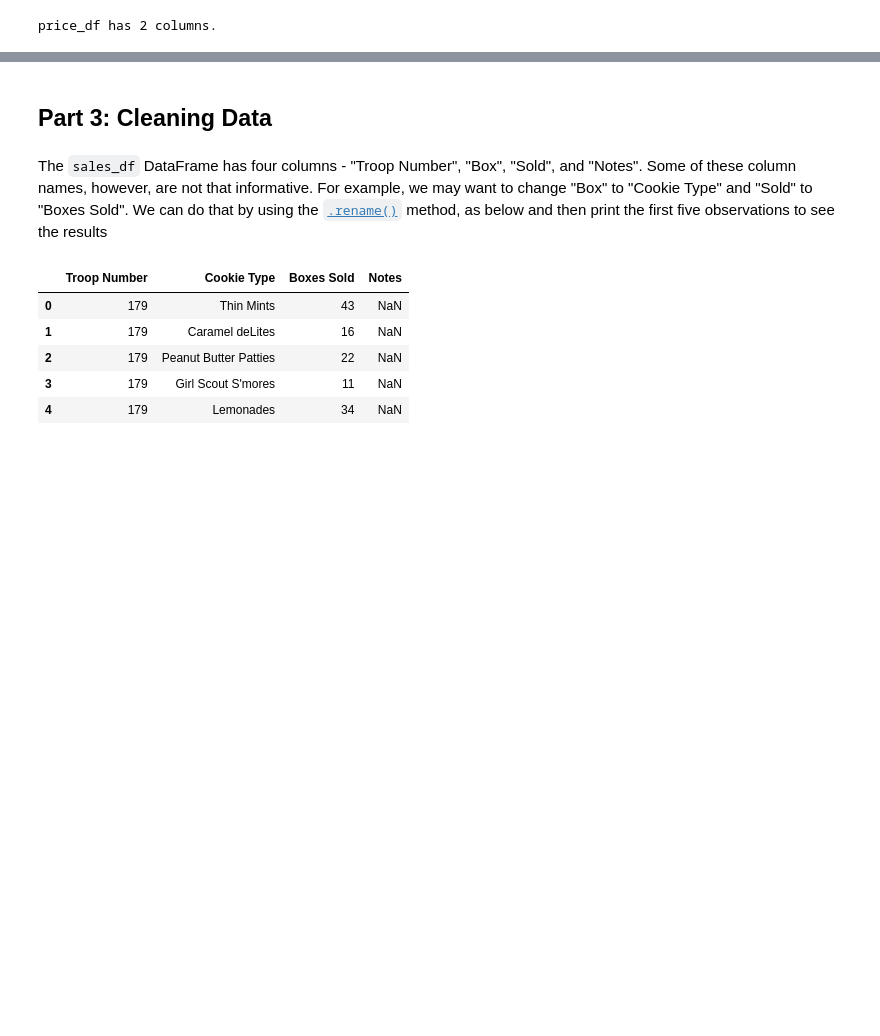
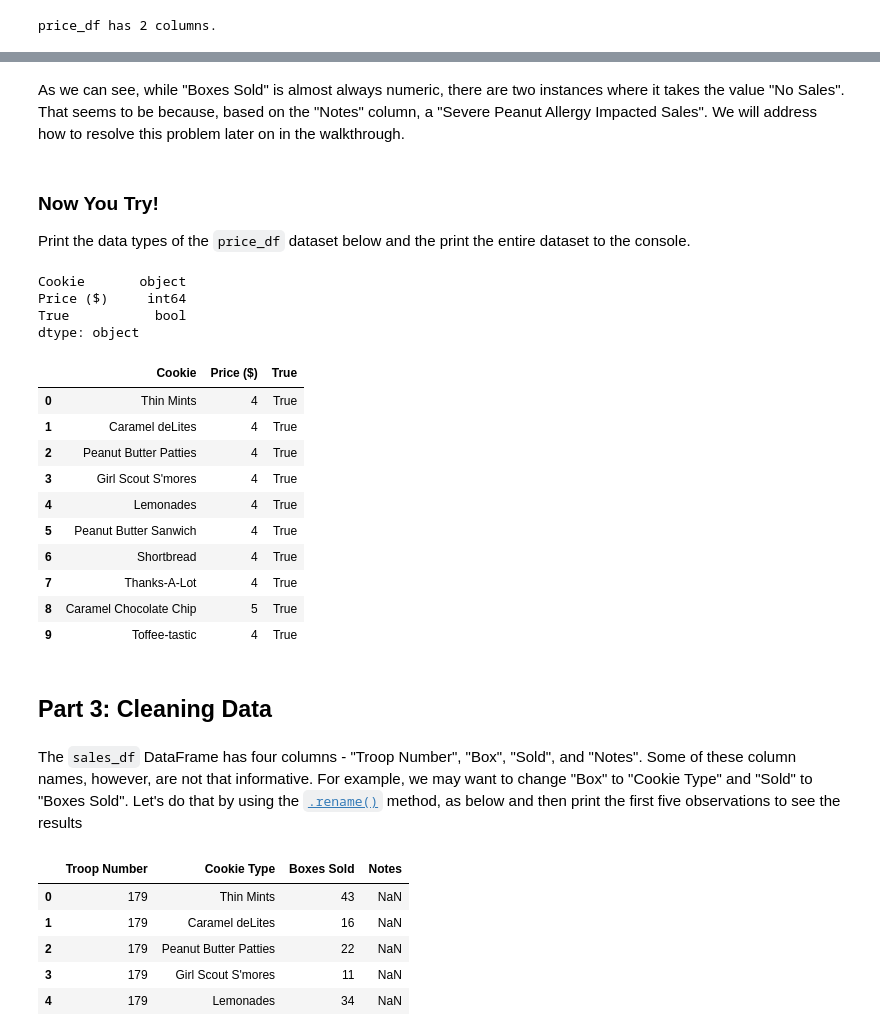
Before and after one commit to cra-international/Intro-to-Python, a Jupyter notebook: Intro to Python - II/intro_to_pandas.ipynb, the cells around one changed output, grey strips where cells are left out. Saved outputs shown, nothing was run; the diff lists cells and outputs as text; code cells hidden in the pictures; blank space fills up the shorter version.

```diff
--- a/Intro to Python - II/intro_to_pandas.ipynb
+++ b/Intro to Python - II/intro_to_pandas.ipynb
@@ -85,7 +136,32 @@ price_df has 2 columns.
+# %% [markdown]
+As we can see, while "Boxes Sold" is almost always numeric, there are two instances where it takes the value "No Sales". That seems to be because, based on the "Notes" column, a "Severe Peanut Allergy Impacted Sales". We will address how to resolve this problem later on in the walkthrough.
+# %% [markdown]
+### Now You Try!
+
+Print the data types of the `price_df` dataset below and the print the entire dataset to the console.
+# %%
+print(price_df.dtypes)
+price_df
+# %% [output]
+Cookie       object
+Price ($)     int64
+True           bool
+dtype: object
+|  | Cookie | Price ($) | True |
+| 0 | Thin Mints | 4 | True |
+| 1 | Caramel deLites | 4 | True |
+| 2 | Peanut Butter Patties | 4 | True |
+| 3 | Girl Scout S'mores | 4 | True |
+| 4 | Lemonades | 4 | True |
+| 5 | Peanut Butter Sanwich | 4 | True |
+| 6 | Shortbread | 4 | True |
+| 7 | Thanks-A-Lot | 4 | True |
+| 8 | Caramel Chocolate Chip | 5 | True |
+| 9 | Toffee-tastic | 4 | True |
 # %% [markdown]
 ## Part 3: Cleaning Data
 # %% [markdown]
-The `sales_df` DataFrame has four columns - "Troop Number", "Box", "Sold", and "Notes". Some of these column names, however, are not that informative. For example, we may want to change "Box" to "Cookie Type" and "Sold" to "Boxes Sold". We can do that by using the [`.rename()`](https://pandas.pydata.org/pandas-docs/stable/reference/api/pandas.DataFrame.rename.html) method, as below and then print the first five observations to see the results
+The `sales_df` DataFrame has four columns - "Troop Number", "Box", "Sold", and "Notes". Some of these column names, however, are not that informative. For example, we may want to change "Box" to "Cookie Type" and "Sold" to "Boxes Sold". Let's do that by using the [`.rename()`](https://pandas.pydata.org/pandas-docs/stable/reference/api/pandas.DataFrame.rename.html) method, as below and then print the first five observations to see the results
 # %%
 sales_df = sales_df.rename(columns={"Box" : "Cookie Type",
                                     "Sold" : "Boxes Sold"})
```
Also changed, not shown: parts of 10 cells of this notebook, 1 other file.
